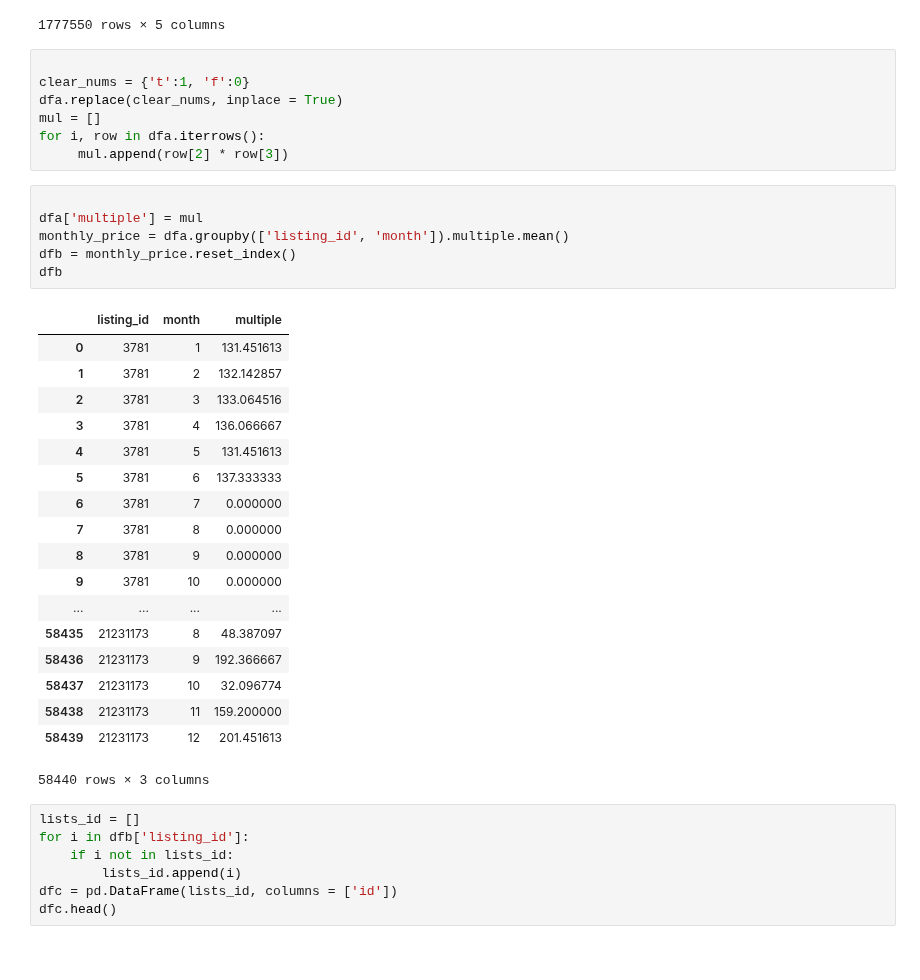
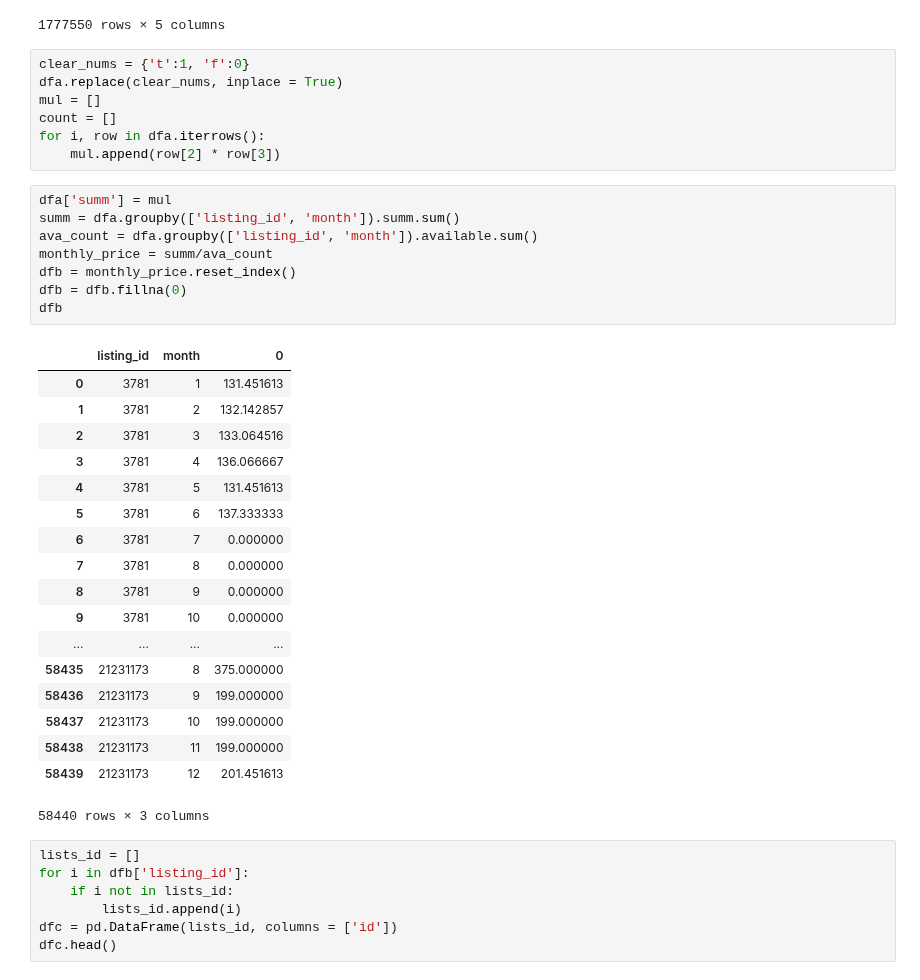
Before and after one commit to kzhang49/Hainan-Chicken, a Jupyter notebook: Airbnb_clean.ipynb, the cells around one changed output. Cells and saved outputs as stored; diff of their text form.

```diff
--- a/Airbnb_clean.ipynb
+++ b/Airbnb_clean.ipynb
@@ -49,37 +49,39 @@ dfa
 | 1777549 | 19830978 | 2017-10-06 | f | 0.0 | 10 |
 1777550 rows × 5 columns
 # %%
-
 clear_nums = {'t':1, 'f':0}
 dfa.replace(clear_nums, inplace = True)
 mul = []
+count = []
 for i, row in dfa.iterrows():
-     mul.append(row[2] * row[3])
+    mul.append(row[2] * row[3])
-# %%
-
-dfa['multiple'] = mul
-monthly_price = dfa.groupby(['listing_id', 'month']).multiple.mean()
-dfb = monthly_price.reset_index()
-dfb
-# %% [output]
-|  | listing_id | month | multiple |
-| 0 | 3781 | 1 | 131.451613 |
-| 1 | 3781 | 2 | 132.142857 |
-| 2 | 3781 | 3 | 133.064516 |
-| 3 | 3781 | 4 | 136.066667 |
-| 4 | 3781 | 5 | 131.451613 |
-| 5 | 3781 | 6 | 137.333333 |
-| 6 | 3781 | 7 | 0.000000 |
-| 7 | 3781 | 8 | 0.000000 |
-| 8 | 3781 | 9 | 0.000000 |
-| 9 | 3781 | 10 | 0.000000 |
-| ... | ... | ... | ... |
-| 58435 | 21231173 | 8 | 48.387097 |
-| 58436 | 21231173 | 9 | 192.366667 |
-| 58437 | 21231173 | 10 | 32.096774 |
-| 58438 | 21231173 | 11 | 159.200000 |
-| 58439 | 21231173 | 12 | 201.451613 |
-58440 rows × 3 columns
+# %%
+dfa['summ'] = mul
+summ = dfa.groupby(['listing_id', 'month']).summ.sum()
+ava_count = dfa.groupby(['listing_id', 'month']).available.sum()
+monthly_price = summ/ava_count
+dfb = monthly_price.reset_index()
+dfb = dfb.fillna(0)
+dfb
+# %% [output]
+|  | listing_id | month | 0 |
+| 0 | 3781 | 1 | 131.451613 |
+| 1 | 3781 | 2 | 132.142857 |
+| 2 | 3781 | 3 | 133.064516 |
+| 3 | 3781 | 4 | 136.066667 |
+| 4 | 3781 | 5 | 131.451613 |
+| 5 | 3781 | 6 | 137.333333 |
+| 6 | 3781 | 7 | 0.000000 |
+| 7 | 3781 | 8 | 0.000000 |
+| 8 | 3781 | 9 | 0.000000 |
+| 9 | 3781 | 10 | 0.000000 |
+| ... | ... | ... | ... |
+| 58435 | 21231173 | 8 | 375.000000 |
+| 58436 | 21231173 | 9 | 199.000000 |
+| 58437 | 21231173 | 10 | 199.000000 |
+| 58438 | 21231173 | 11 | 199.000000 |
+| 58439 | 21231173 | 12 | 201.451613 |
+58440 rows × 3 columns
 # %%
 lists_id = []
 for i in dfb['listing_id']:
```
Also changed, not shown: parts of 2 cells of this notebook, 1 other file.
